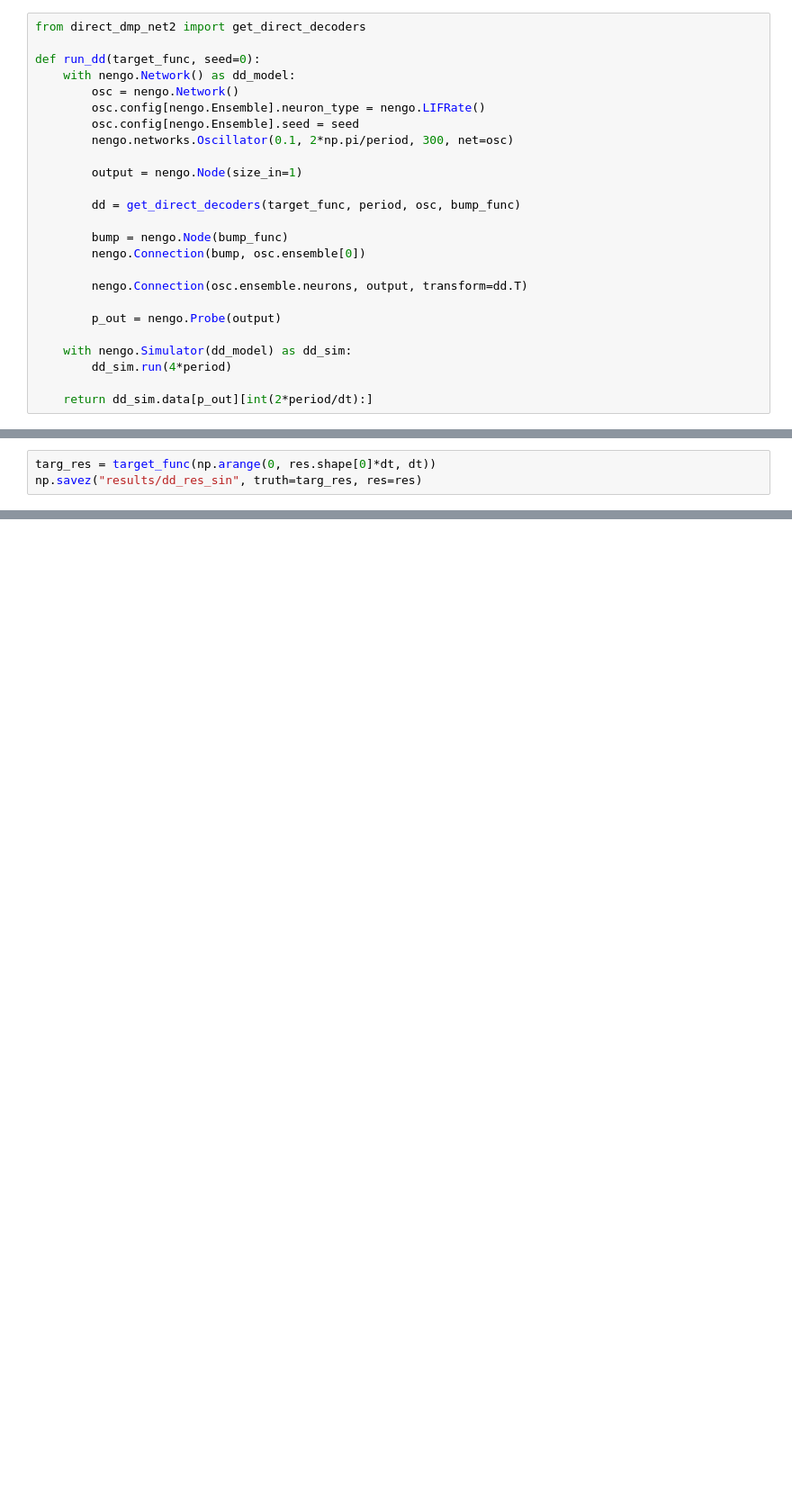
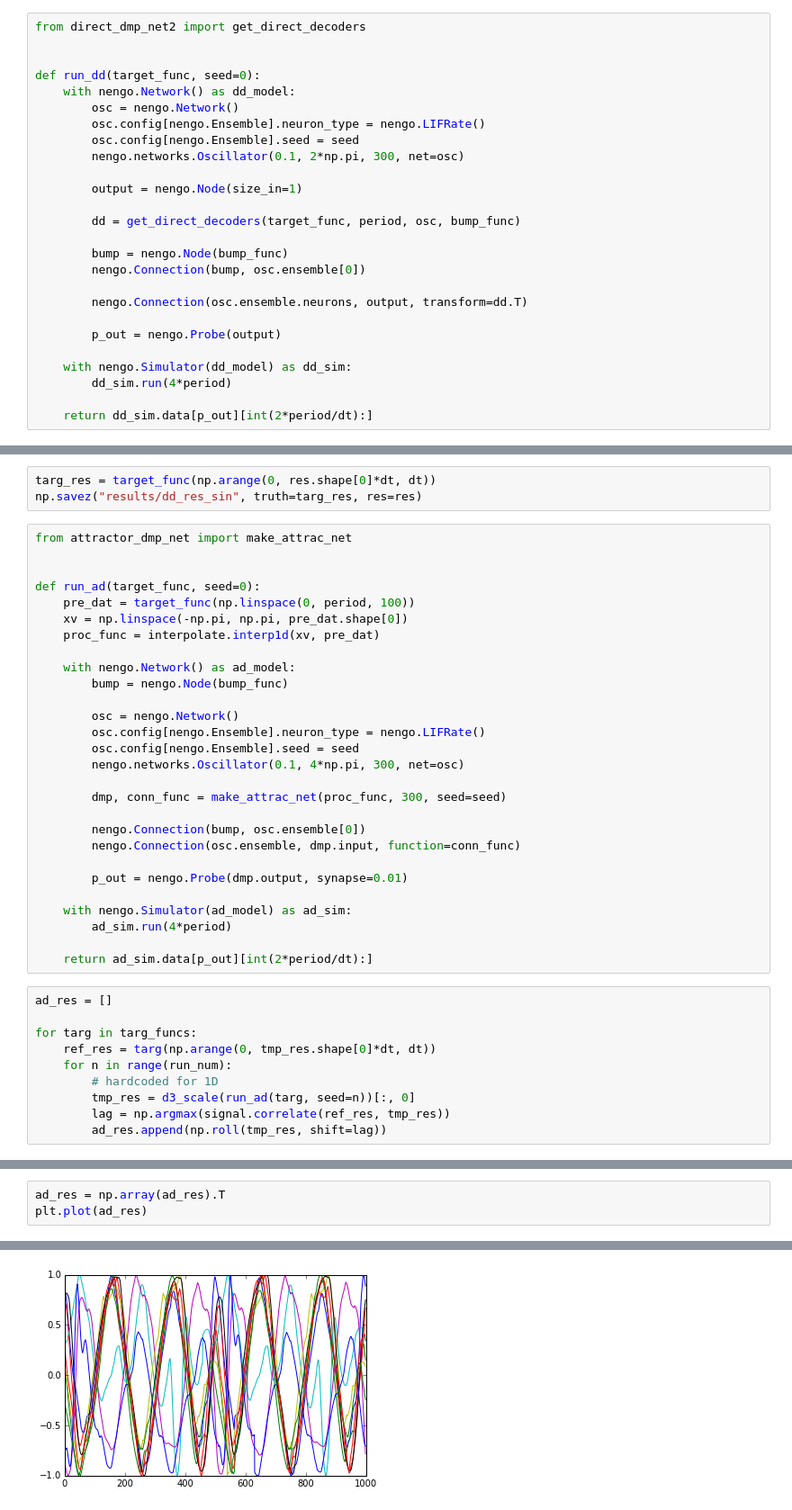
Before and after one commit to Seanny123/nef-conceptors, a Jupyter notebook: repr_analysis.ipynb, the cells around one changed output, grey strips where cells are left out. Shown at 90% size. Saved outputs shown, nothing was run; the diff lists cells and outputs as text; blank space fills up the shorter version.

```diff
--- a/repr_analysis.ipynb
+++ b/repr_analysis.ipynb
@@ -26,12 +41,13 @@ run_num = 10
 # %%
 from direct_dmp_net2 import get_direct_decoders
+
 
 def run_dd(target_func, seed=0):
     with nengo.Network() as dd_model:
         osc = nengo.Network()
         osc.config[nengo.Ensemble].neuron_type = nengo.LIFRate()
         osc.config[nengo.Ensemble].seed = seed
-        nengo.networks.Oscillator(0.1, 2*np.pi/period, 300, net=osc)
+        nengo.networks.Oscillator(0.1, 2*np.pi, 300, net=osc)
 
         output = nengo.Node(size_in=1)
 
@@ -116,3 +122,41 @@ plt.plot(rmse_vals)
 # %%
 targ_res = target_func(np.arange(0, res.shape[0]*dt, dt))
 np.savez("results/dd_res_sin", truth=targ_res, res=res)
+# %%
+from attractor_dmp_net import make_attrac_net
+
+
+def run_ad(target_func, seed=0):
+    pre_dat = target_func(np.linspace(0, period, 100))
+    xv = np.linspace(-np.pi, np.pi, pre_dat.shape[0])
+    proc_func = interpolate.interp1d(xv, pre_dat)
+
+    with nengo.Network() as ad_model:
+        bump = nengo.Node(bump_func)
+
+        osc = nengo.Network()
+        osc.config[nengo.Ensemble].neuron_type = nengo.LIFRate()
+        osc.config[nengo.Ensemble].seed = seed
+        nengo.networks.Oscillator(0.1, 4*np.pi, 300, net=osc)
+
+        dmp, conn_func = make_attrac_net(proc_func, 300, seed=seed)
+
+        nengo.Connection(bump, osc.ensemble[0])
+        nengo.Connection(osc.ensemble, dmp.input, function=conn_func)
+
+        p_out = nengo.Probe(dmp.output, synapse=0.01)
+
+    with nengo.Simulator(ad_model) as ad_sim:
+        ad_sim.run(4*period)
+
+    return ad_sim.data[p_out][int(2*period/dt):]
+# %%
+ad_res = []
+
+for targ in targ_funcs:
+    ref_res = targ(np.arange(0, tmp_res.shape[0]*dt, dt))
+    for n in range(run_num):
+        # hardcoded for 1D
+        tmp_res = d3_scale(run_ad(targ, seed=n))[:, 0]
+        lag = np.argmax(signal.correlate(ref_res, tmp_res))
+        ad_res.append(np.roll(tmp_res, shift=lag))
@@ -118,0 +174,4 @@ np.savez("results/dd_res_sin", truth=targ_res, res=res)
+# %%
+ad_res = np.array(ad_res).T
+plt.plot(ad_res)
+# %% [output]
@@ -118,0 +188 @@ np.savez("results/dd_res_sin", truth=targ_res, res=res)
+[figure, added]
```
Also changed, not shown: parts of 17 cells of this notebook, 5 other files.
